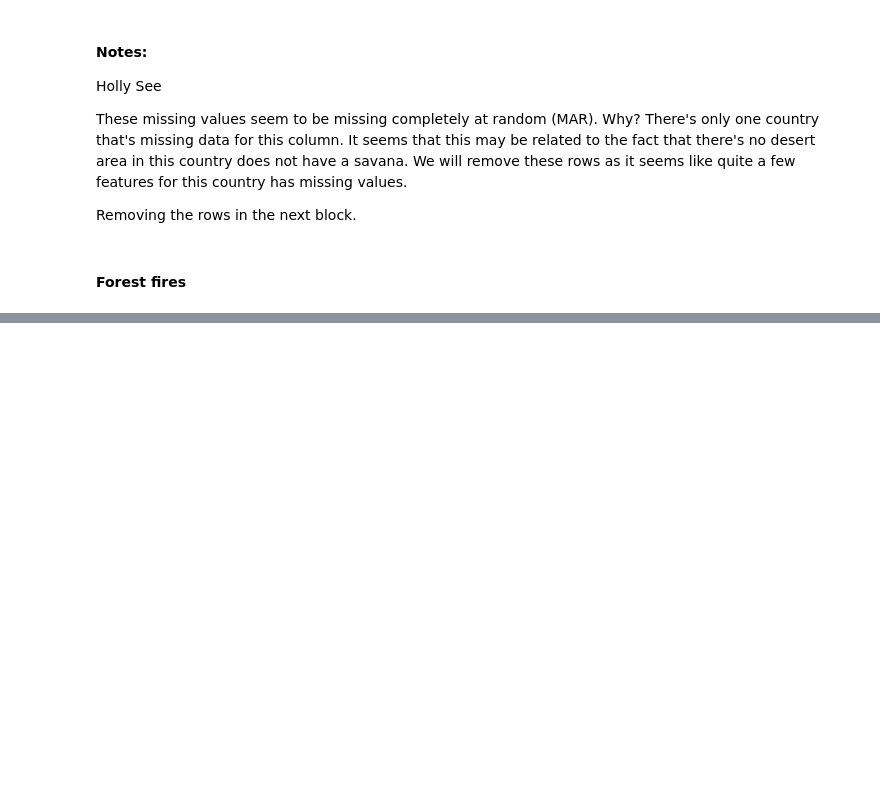
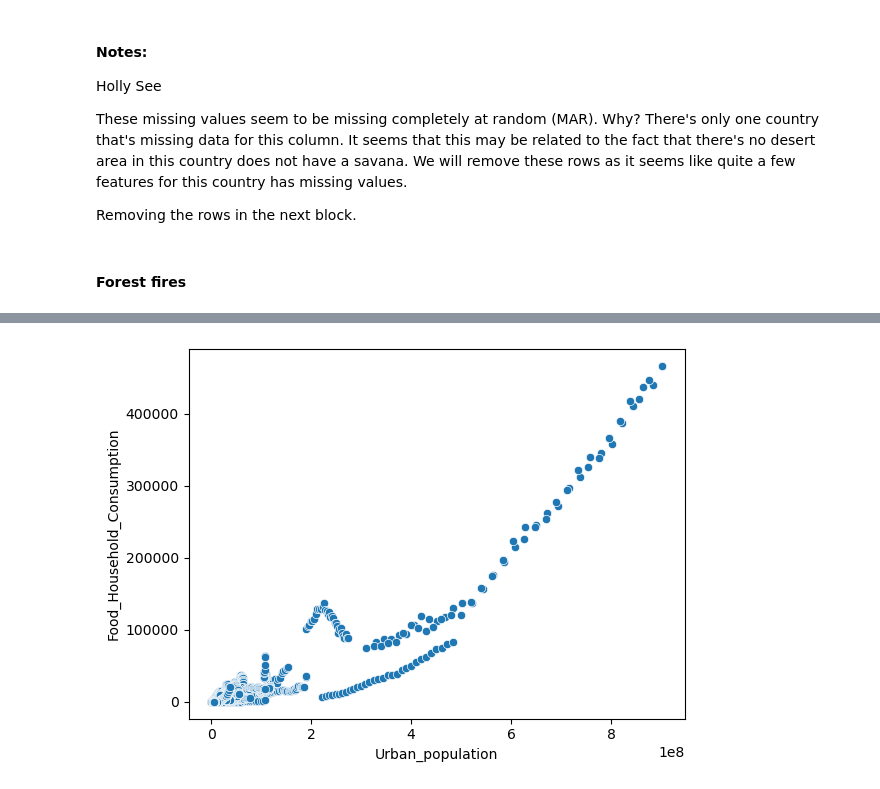
Before and after one commit to XylonD/2401PTDS_Regression_Project_Xylon, a Jupyter notebook: Analysis - Impact of agri activities on carbon emissions.ipynb, the cells around one changed output, grey strips where cells are left out. Drawn from its saved outputs; the diff is of its cells as text; code cells hidden in the pictures; blank space fills up the shorter version.

```diff
--- a/Analysis - Impact of agri activities on carbon emissions.ipynb
+++ b/Analysis - Impact of agri activities on carbon emissions.ipynb
@@ -286,0 +249,2 @@ df_copy[df_copy['On-farm_energy_use'].isna()]
+# %%
+forestland_feature_nan = df_copy[df_copy['Forestland'].isna()]['Country'].unique().tolist()
@@ -286,0 +360,4 @@ df_copy[df_copy['On-farm_energy_use'].isna()]
+# %%
+#drop feature from df_copy
+df_copy = df_copy.drop(['Net_Forest_conversion'], axis = 1)
+df_copy
@@ -286,0 +432,5 @@ df_copy[df_copy['On-farm_energy_use'].isna()]
+# %%
+sns.scatterplot(data=df_copy, x='Urban_population', y='Food_Household_Consumption')
+plt.show()
+# %% [output]
+[figure, added]
```
Also changed, not shown: parts of 82 cells of this notebook.
